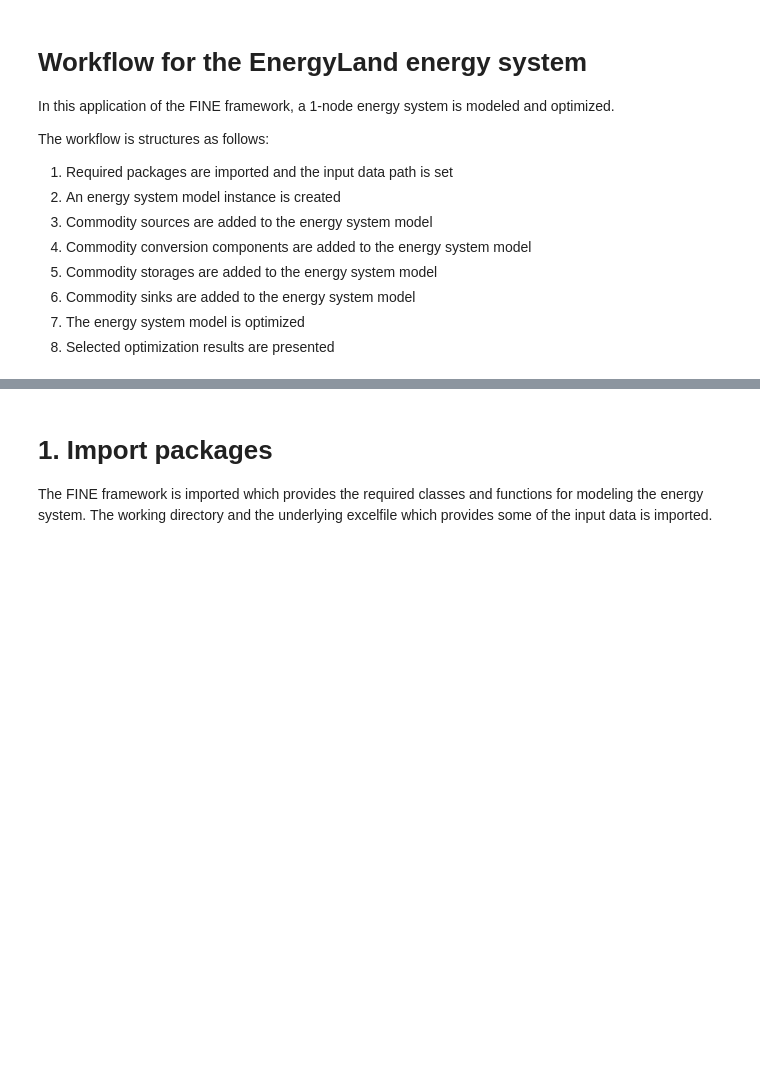
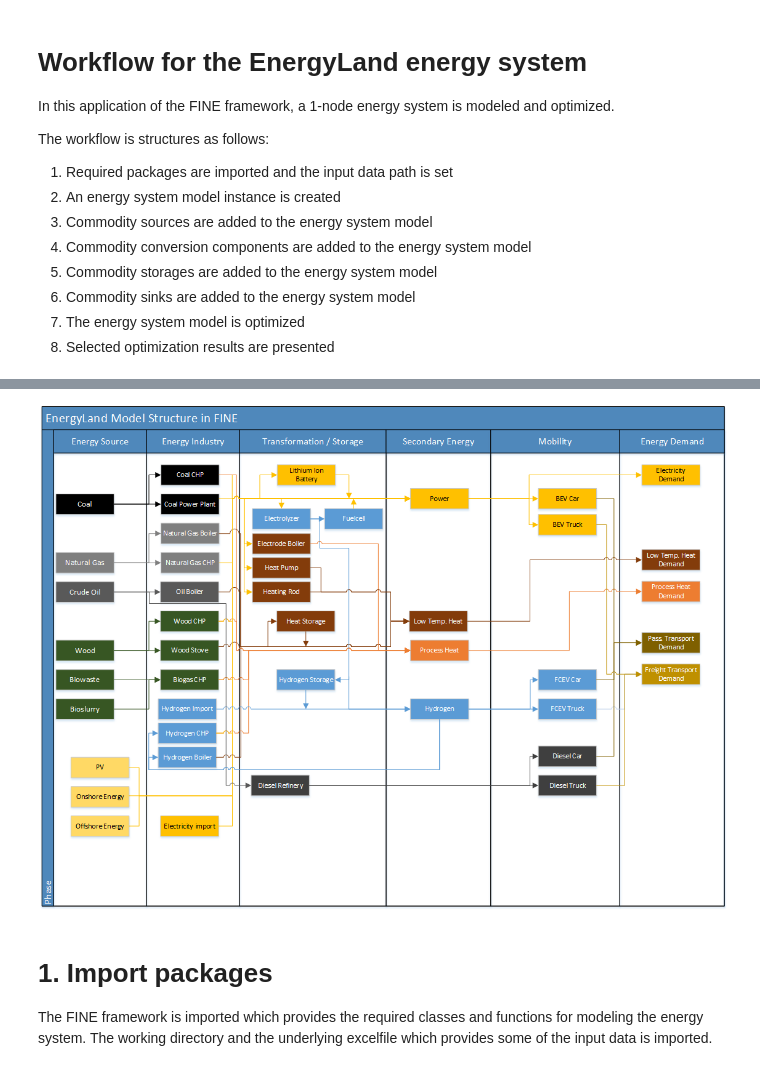
Before and after one commit to FZJ-IEK3-VSA/FINE, a Jupyter notebook: examples/EnergyLand/Energyland.ipynb, the cells around one changed output, grey strips where cells are left out. Cells and saved outputs as stored; diff of their text form; code cells hidden in the pictures; blank space fills up the shorter version.

Commit message:
Fix overview image

```diff
--- a/examples/EnergyLand/Energyland.ipynb
+++ b/examples/EnergyLand/Energyland.ipynb
@@ -21,3 +15,10 @@ The workflow is structures as follows:
+# %%
+from IPython.display import Image
+from pathlib import Path
+
+Image(Path("images/strukturExample.png"))
+# %% [output]
+[figure, added]
 # %% [markdown]
 # 1. Import packages
 
```
Also changed, not shown: parts of 2 cells of this notebook.
